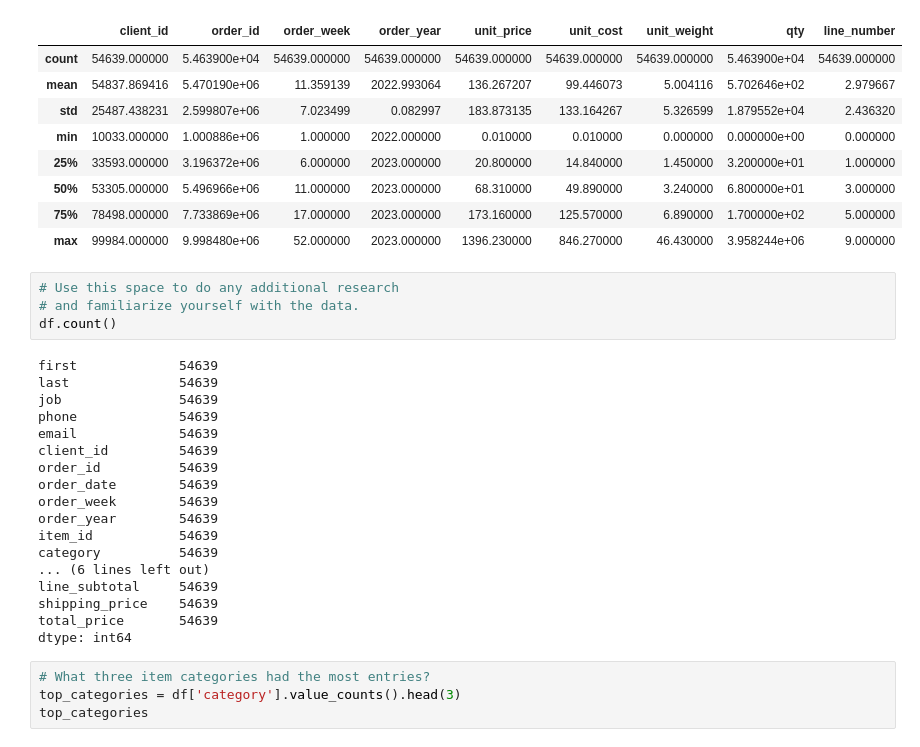
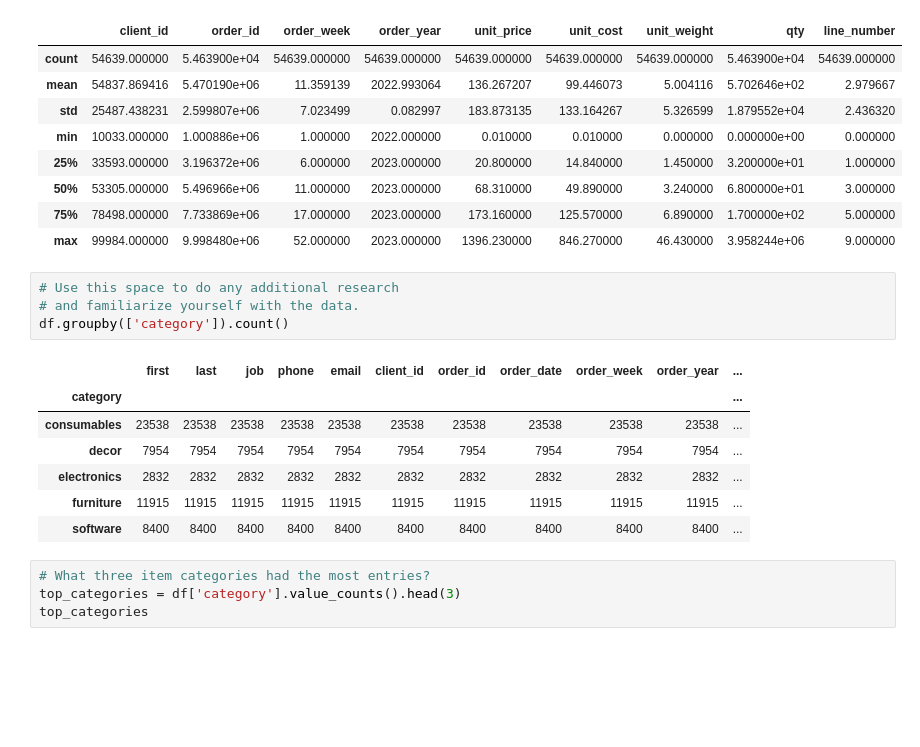
Before and after one commit to harrismhurley/pandas-challenge-1, a Jupyter notebook: wholesale_data_analysis_starter_code.ipynb, the cells around one changed output. Saved outputs shown, nothing was run; the diff lists cells and outputs as text; blank space fills up the shorter version.

```diff
--- a/wholesale_data_analysis_starter_code.ipynb
+++ b/wholesale_data_analysis_starter_code.ipynb
@@ -39,25 +39,15 @@ df.describe()
 # %%
 # Use this space to do any additional research
 # and familiarize yourself with the data.
-df.count()
+df.groupby(['category']).count()
 # %% [output]
-first             54639
-last              54639
-job               54639
-phone             54639
-email             54639
-client_id         54639
-order_id          54639
-order_date        54639
-order_week        54639
-order_year        54639
-item_id           54639
-category          54639
-... (6 lines left out)
-line_subtotal     54639
-shipping_price    54639
-total_price       54639
-dtype: int64
+|  | first | last | job | phone | email | client_id | order_id | order_date | order_week | order_year | ... |
+| category |  |  |  |  |  |  |  |  |  |  | ... |
+| consumables | 23538 | 23538 | 23538 | 23538 | 23538 | 23538 | 23538 | 23538 | 23538 | 23538 | ... |
+| decor | 7954 | 7954 | 7954 | 7954 | 7954 | 7954 | 7954 | 7954 | 7954 | 7954 | ... |
+| electronics | 2832 | 2832 | 2832 | 2832 | 2832 | 2832 | 2832 | 2832 | 2832 | 2832 | ... |
+| furniture | 11915 | 11915 | 11915 | 11915 | 11915 | 11915 | 11915 | 11915 | 11915 | 11915 | ... |
+| software | 8400 | 8400 | 8400 | 8400 | 8400 | 8400 | 8400 | 8400 | 8400 | 8400 | ... |
 # %%
 # What three item categories had the most entries?
 top_categories = df['category'].value_counts().head(3)
```
Also changed, not shown: parts of 15 cells of this notebook.
